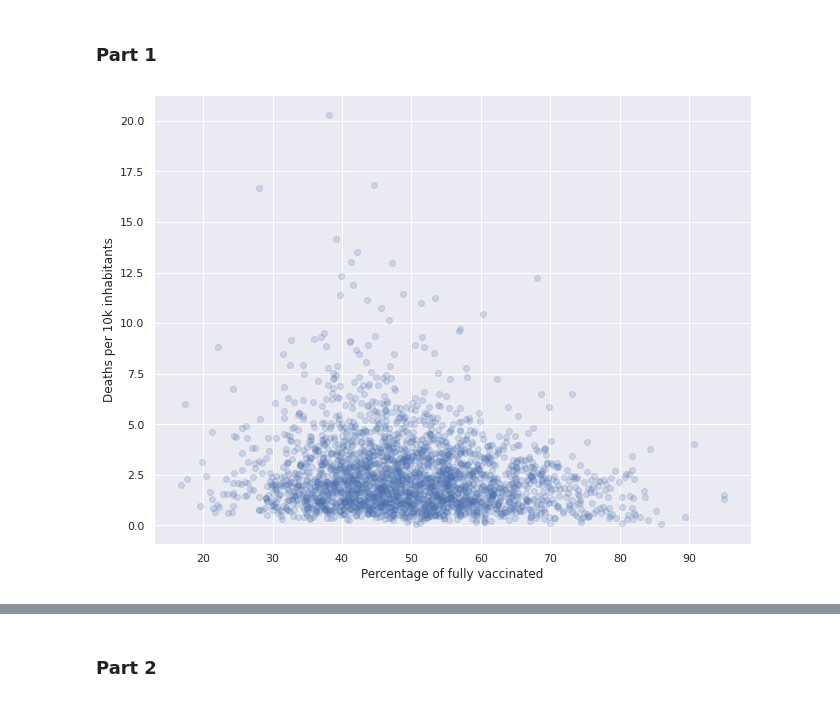
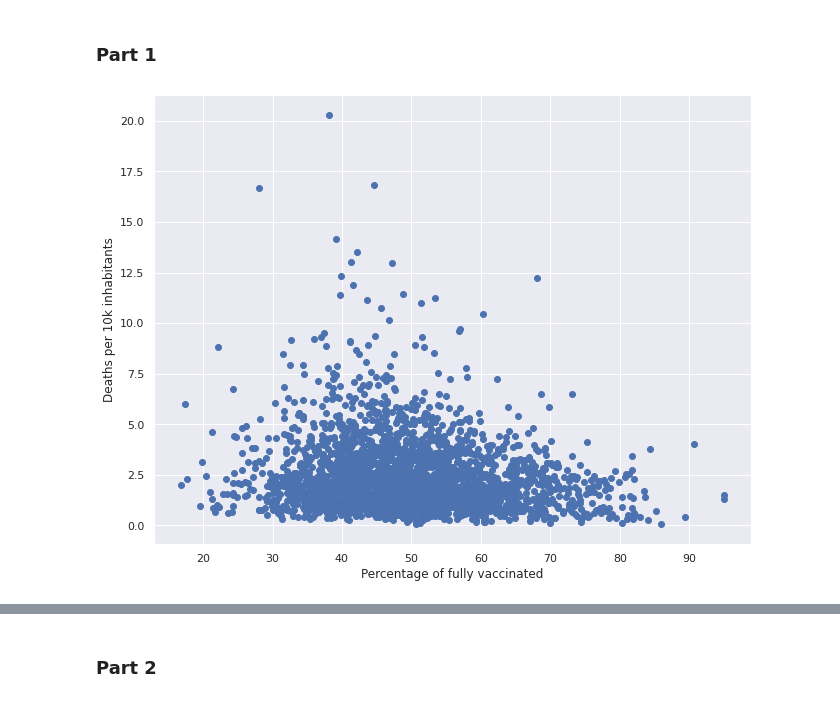
Before and after one commit to dzoanka/Covid19-cases-deaths-against-vax-in-US-counties, a Jupyter notebook: display_plots_covid_data.ipynb, the cells around one changed output, grey strips where cells are left out. Drawn from its saved outputs; the diff is of its cells as text; code cells hidden in the pictures.

```diff
--- a/display_plots_covid_data.ipynb
+++ b/display_plots_covid_data.ipynb
@@ -33,3 +38,6 @@ cut_point2 = 12000
+# %%
+x_name = 'Percentage of fully vaccinated'
+y_name = 'Deaths per 10k inhabitants'
 # %% [markdown]
 ### Reading the file and processing/ cleaning the data
 # %%
@@ -49,9 +57,9 @@ filter_pop['Deaths per 10k inhabitants'] = (filter_pop['Deaths in given period']
 # %%
 #Present the data of number of deaths caused by COVID19 against percentage of fully vaccinated
 sns.set(rc={'figure.figsize':(10.7,8.27)})
-plt.scatter(filter_pop['Percentage of fully vaccinated'], filter_pop['Deaths per 10k inhabitants'], alpha = 0.2)
-plt.xlabel('Percentage of fully vaccinated')
-plt.ylabel('Deaths per 10k inhabitants')
-plt.savefig(path + 'fulvax_deaths_' + period_start.replace("/","") + '_' + period_end.replace("/","") + '.png')
+plt.scatter(filter_pop[x_name], filter_pop[y_name], alpha = 1)
+plt.xlabel(x_name)
+plt.ylabel(y_name)
+plt.savefig(path + x_name.replace(" ","") + '_' + y_name.replace(" ","") + "_" + period_start.replace("/","") + '_' + period_end.replace("/","") + '.png')
 # %% [output]
-[figure, old version]
+[figure, new version]
```
Also changed, not shown: parts of 15 cells of this notebook.
